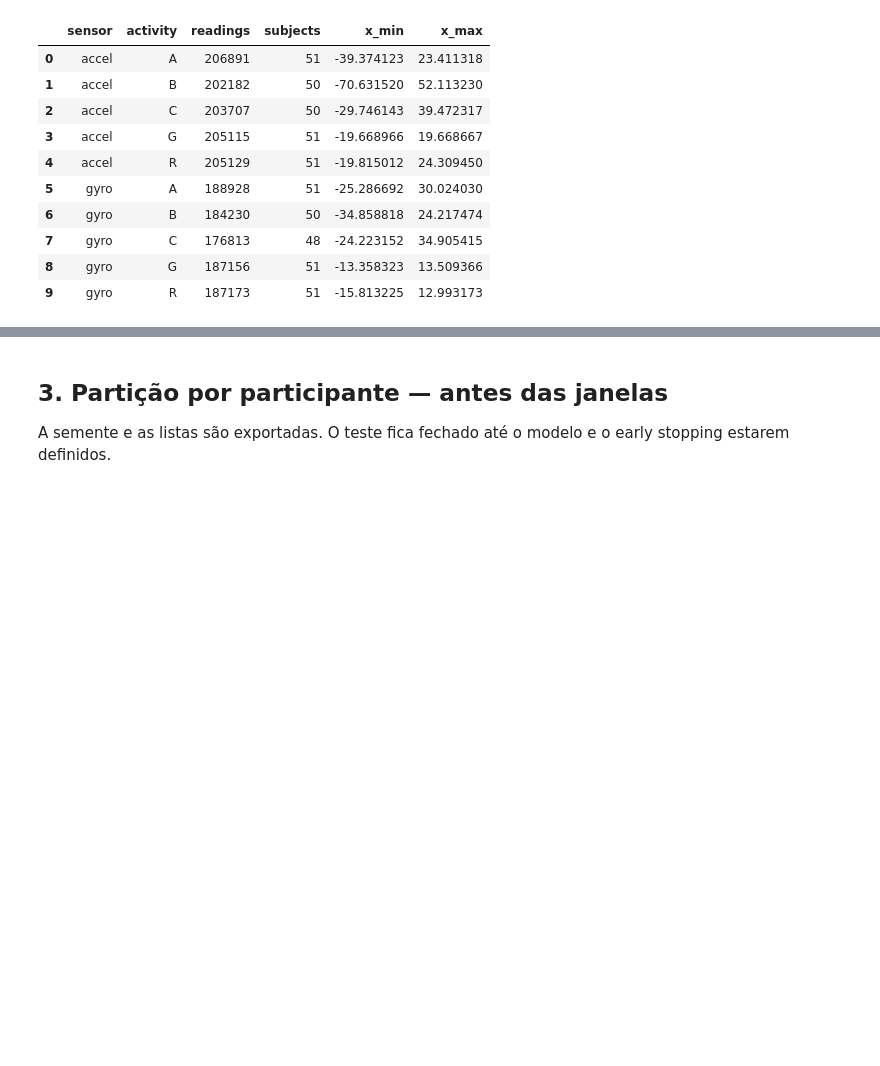
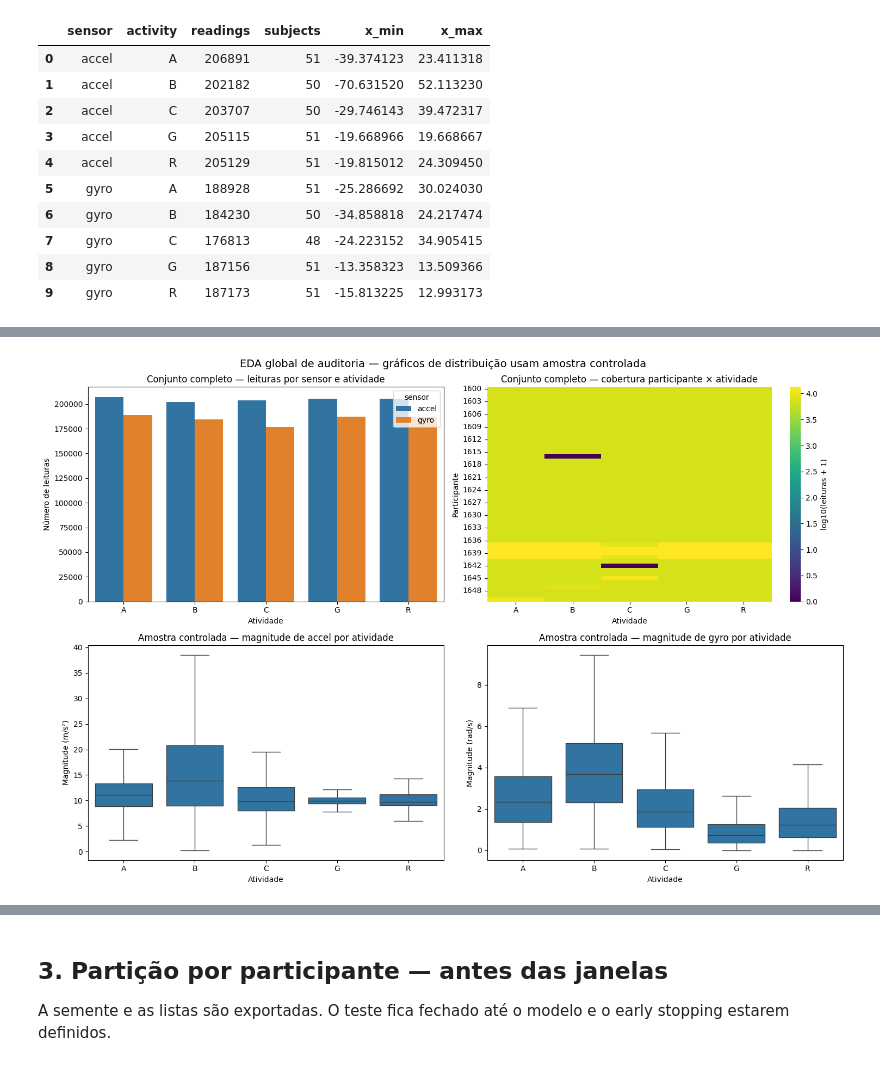
Before and after one commit to anacdutrar/Trabalho_final_grupo7-Embarcados, a Jupyter notebook: notebook/WISDM_Watch_HAR_FINAL_GalaxyWatch.ipynb, the cells around one changed output, grey strips where cells are left out. Cells and saved outputs as stored; diff of their text form; code cells hidden in the pictures; blank space fills up the shorter version.

```diff
--- a/notebook/WISDM_Watch_HAR_FINAL_GalaxyWatch.ipynb
+++ b/notebook/WISDM_Watch_HAR_FINAL_GalaxyWatch.ipynb
@@ -354,9 +400,6 @@ subject_activity_counts = (
     .unstack(fill_value=0)
     .reindex(columns=ACTIVITY_CODES, fill_value=0)
 )
-activity_axis_labels = [
-    f'{code}\n{ACTIVITY_NAMES[code]}' for code in ACTIVITY_CODES
-]
 
 fig, axes = plt.subplots(2, 2, figsize=(15, 10))
 
@@ -365,52 +408,49 @@ sns.barplot(
     x='activity',
     y='leituras',
     hue='sensor',
-    order=ACTIVITY_CODES,
     errorbar=None,
     ax=axes[0, 0],
 )
 axes[0, 0].set_title('Conjunto completo — leituras por sensor e atividade')
 axes[0, 0].set_xlabel('Atividade')
 axes[0, 0].set_ylabel('Número de leituras')
-axes[0, 0].set_xticks(range(len(ACTIVITY_CODES)), labels=activity_axis_labels)
 
 sns.heatmap(
     np.log10(subject_activity_counts + 1),
     cmap='viridis',
-    xticklabels=activity_axis_labels,
     cbar_kws={'label': 'log10(leituras + 1)'},
     ax=axes[0, 1],
 )
 axes[0, 1].set_title('Conjunto completo — cobertura participante × atividade')
 axes[0, 1].set_xlabel('Atividade')
 axes[0, 1].set_ylabel('Participante')
 
 for axis, sensor_name, unit in [
     (axes[1, 0], 'accel', 'm/s²'),
     (axes[1, 1], 'gyro', 'rad/s'),
 ]:
     sensor_sample = eda_sample[eda_sample['sensor'] == sensor_name]
     sns.boxplot(
         data=sensor_sample,
         x='activity',
         y='magnitude',
-        order=ACTIVITY_CODES,
         showfliers=False,
         ax=axis,
     )
     axis.set_title(
         f'Amostra controlada — magnitude de {sensor_name} por atividade'
     )
     axis.set_xlabel('Atividade')
     axis.set_ylabel(f'Magnitude ({unit})')
-    axis.set_xticks(range(len(ACTIVITY_CODES)), labels=activity_axis_labels)
 
 fig.suptitle(
     'EDA global de auditoria — gráficos de distribuição usam amostra controlada',
     fontsize=14,
 )
 plt.tight_layout()
 plt.show()
+# %% [output]
+[figure, added]
 # %%
 # Auditoria temporal calculada no conjunto completo, sem amostragem de linhas.
 sampling_records = []
```
Also changed, not shown: parts of 10 cells of this notebook.
